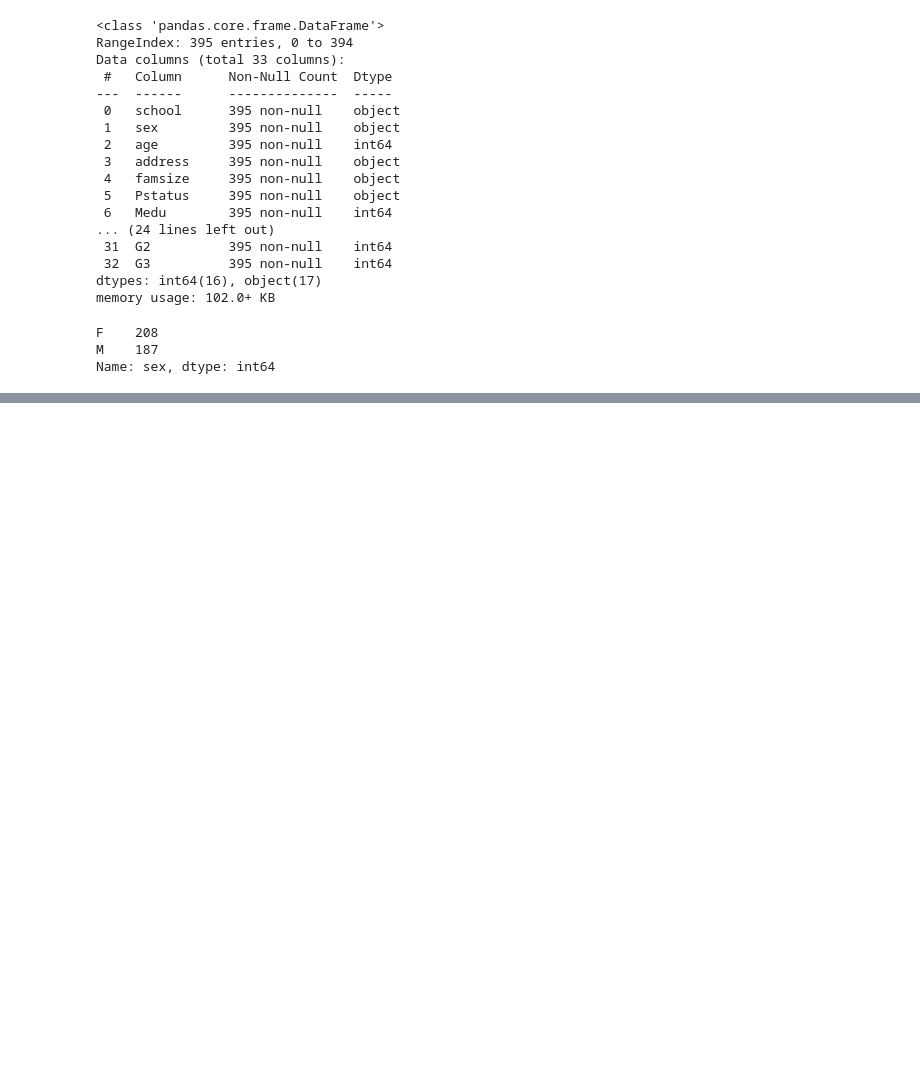
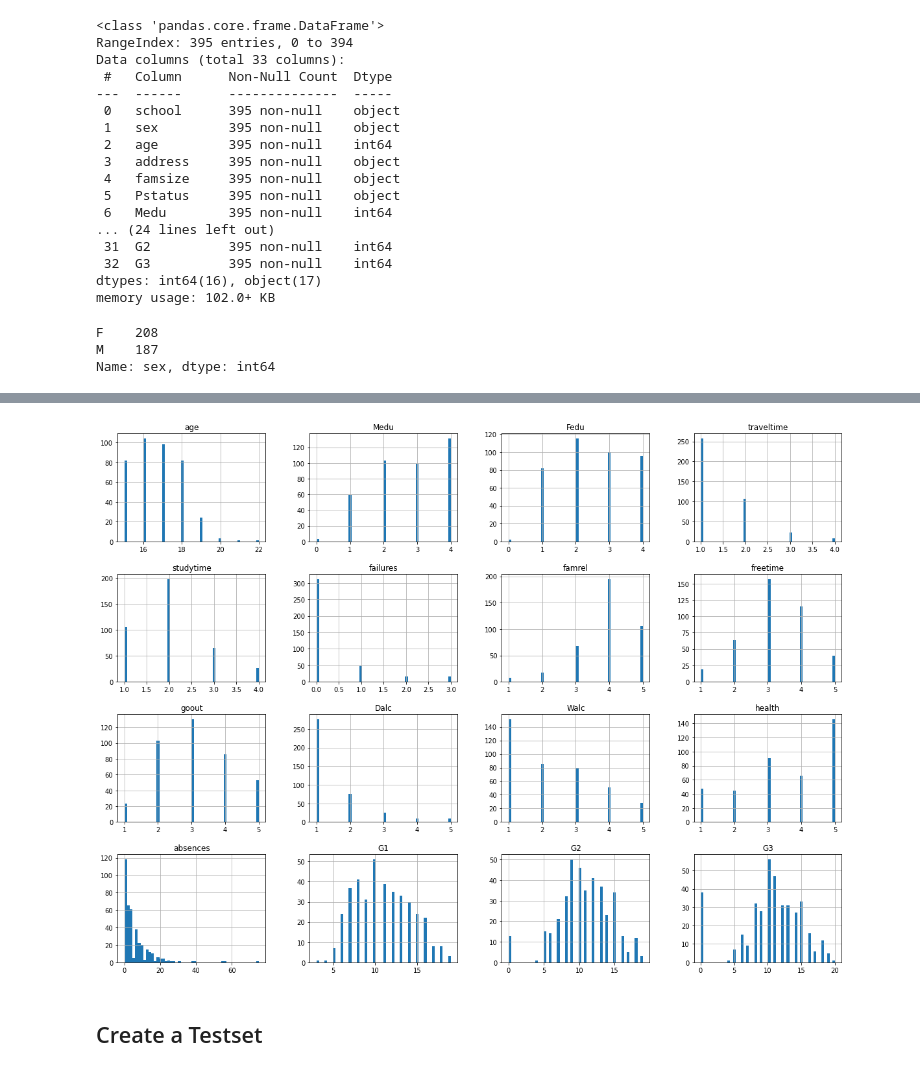
Before and after one commit to ryoiwata/handson-ml, a Jupyter notebook: notebooks/chapter_2_end_to_end_machine_learning_project.ipynb, the cells around one changed output, grey strips where cells are left out. Cells and saved outputs as stored; diff of their text form; code cells hidden in the pictures; blank space fills up the shorter version.

Commit message:
hist

```diff
--- a/notebooks/chapter_2_end_to_end_machine_learning_project.ipynb
+++ b/notebooks/chapter_2_end_to_end_machine_learning_project.ipynb
@@ -74,3 +76,10 @@ student_df.describe()
 | 50% | 17.000000 | 3.000000 | 2.000000 | 1.000000 | 2.000000 | 0.000000 | 4.000000 | 3.000000 | 3.000000 | 1.000000 | ... |
 | 75% | 18.000000 | 4.000000 | 3.000000 | 2.000000 | 2.000000 | 0.000000 | 5.000000 | 4.000000 | 4.000000 | 2.000000 | ... |
 | max | 22.000000 | 4.000000 | 4.000000 | 4.000000 | 4.000000 | 3.000000 | 5.000000 | 5.000000 | 5.000000 | 5.000000 | ... |
+# %%
+student_df.hist(bins=50, figsize=(20, 15))
+plt.show()
+# %% [output]
+[figure, added]
+# %% [markdown]
+## Create a Testset
```
Also changed, not shown: parts of 2 cells of this notebook.
